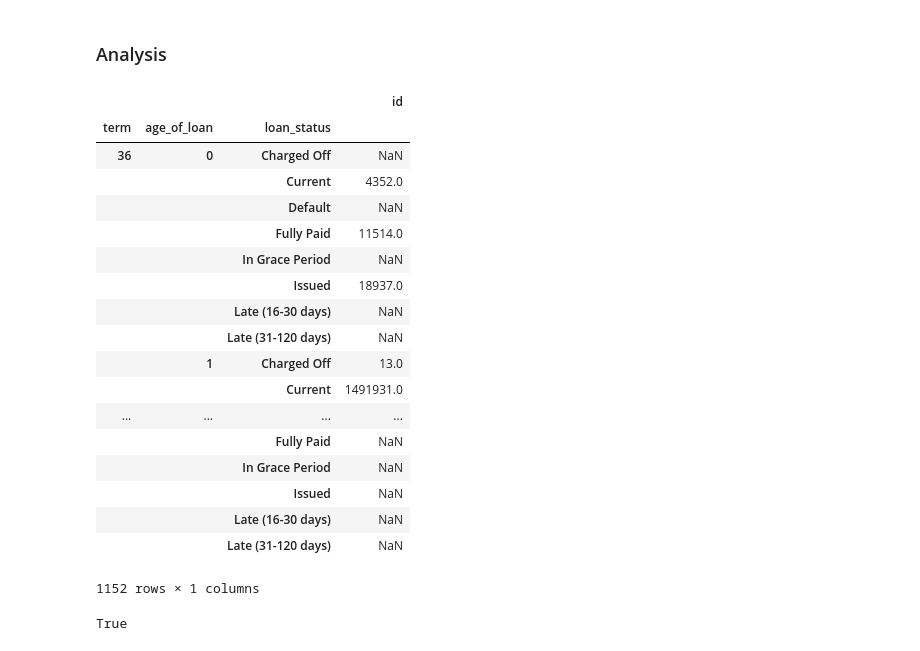
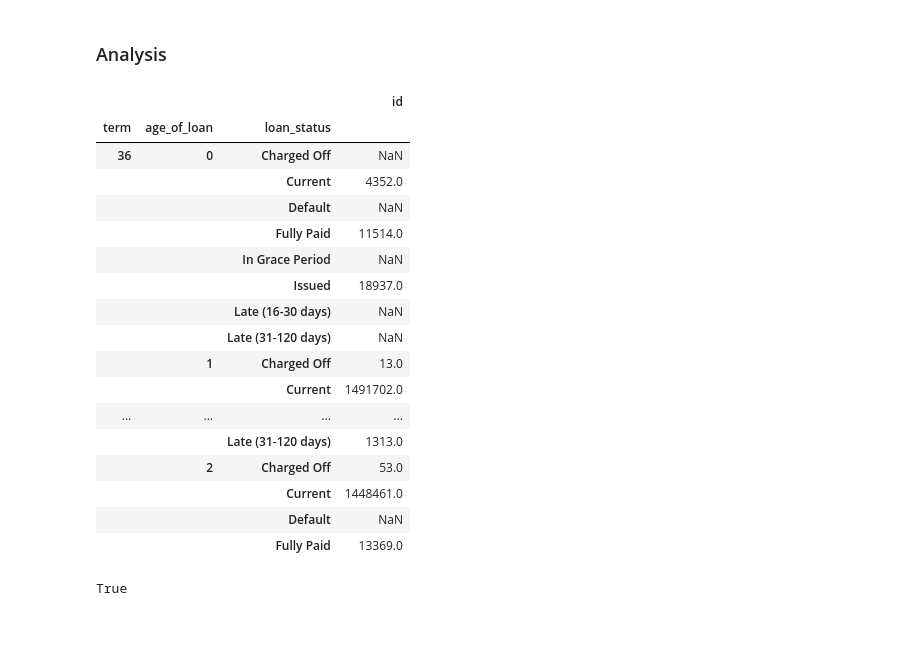
Before and after one commit to basilvetas/lending-club-analysis, a Jupyter notebook: markov-model-new.ipynb, the cells around one changed output. Cells and saved outputs as stored; diff of their text form; code cells hidden in the pictures.

```diff
--- a/markov-model-new.ipynb
+++ b/markov-model-new.ipynb
@@ -43,27 +39,28 @@ df = df_raw.copy()
 # %% [markdown]
 ### Analysis
 # %%
-df.groupby(['term', 'age_of_loan', 'loan_status']).count()
+counts = df.groupby(['term', 'age_of_loan', 'loan_status']).count()
-# %% [output]
-|  |  |  | id |
-| term | age_of_loan | loan_status |  |
-| 36 | 0 | Charged Off | NaN |
-|  |  | Current | 4352.0 |
-|  |  | Default | NaN |
-|  |  | Fully Paid | 11514.0 |
-|  |  | In Grace Period | NaN |
-|  |  | Issued | 18937.0 |
-|  |  | Late (16-30 days) | NaN |
-|  |  | Late (31-120 days) | NaN |
-|  | 1 | Charged Off | 13.0 |
-|  |  | Current | 1491931.0 |
-| ... | ... | ... | ... |
-|  |  | Fully Paid | NaN |
-|  |  | In Grace Period | NaN |
-|  |  | Issued | NaN |
-|  |  | Late (16-30 days) | NaN |
-|  |  | Late (31-120 days) | NaN |
-1152 rows × 1 columns
+# %%
+counts.head(20)
+# %% [output]
+|  |  |  | id |
+| term | age_of_loan | loan_status |  |
+| 36 | 0 | Charged Off | NaN |
+|  |  | Current | 4352.0 |
+|  |  | Default | NaN |
+|  |  | Fully Paid | 11514.0 |
+|  |  | In Grace Period | NaN |
+|  |  | Issued | 18937.0 |
+|  |  | Late (16-30 days) | NaN |
+|  |  | Late (31-120 days) | NaN |
+|  | 1 | Charged Off | 13.0 |
+|  |  | Current | 1491702.0 |
+| ... | ... | ... | ... |
+|  |  | Late (31-120 days) | 1313.0 |
+|  | 2 | Charged Off | 53.0 |
+|  |  | Current | 1448461.0 |
+|  |  | Default | NaN |
+|  |  | Fully Paid | 13369.0 |
 # %%
 # get currently active loans
 df_active = df.loc[df.age_of_loan < df.term.astype(int)].reset_index(drop=True)
```
Also changed, not shown: parts of 62 cells of this notebook, 1 other file.
